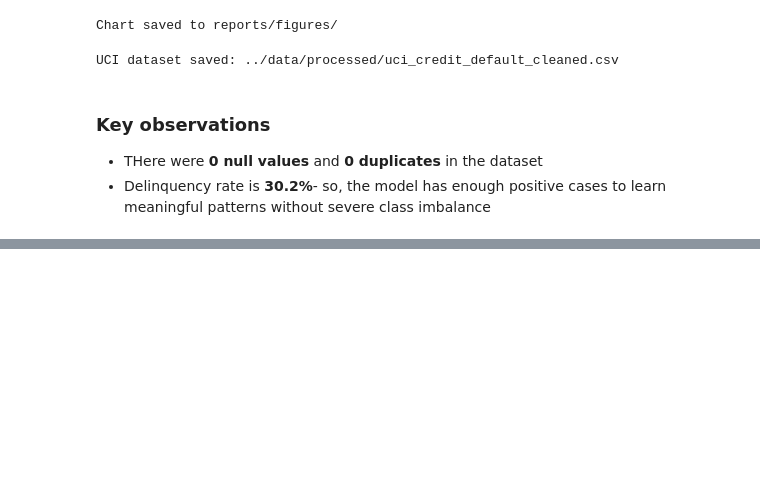
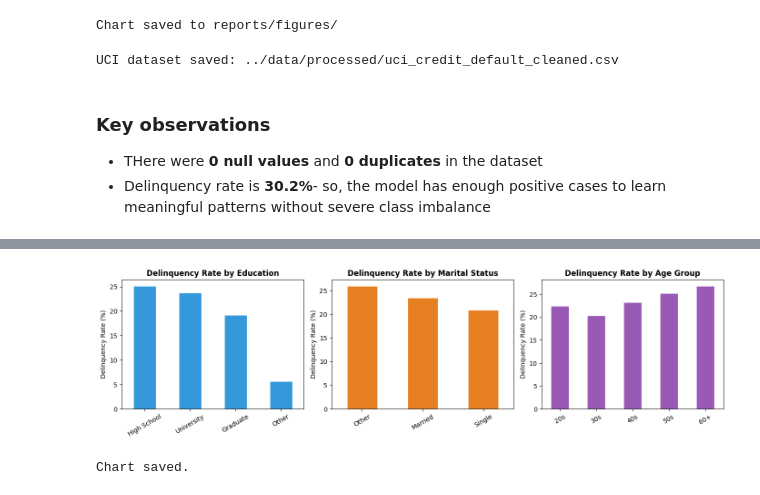
Before and after one commit to msahmed646/fpl-collections-analytics, a Jupyter notebook: Setup_and_Date_Generation.ipynb, the cells around one changed output, grey strips where cells are left out. Cells and saved outputs as stored; diff of their text form; code cells hidden in the pictures; blank space fills up the shorter version.

Commit message:
EDA, Delinquency patterns, correlation heatmap

```diff
--- a/Setup_and_Date_Generation.ipynb
+++ b/Setup_and_Date_Generation.ipynb
@@ -252,3 +252,18 @@ UCI dataset saved: ../data/processed/uci_credit_default_cleaned.csv
 ### Key observations
 - THere were **0 null values** and **0 duplicates** in the dataset
 - Delinquency rate is **30.2%**- so, the model has enough positive cases to learn meaningful patterns without severe class imbalance
+# %%
+import pandas as pd
+import matplotlib.pyplot as plt
+import seaborn as sns
+import os
+
+PROCESSED_DIR = "../data/processed"
+FIGURES_DIR   = "../reports/figures"
+
+# Loading the cleaned UCI dataset
+df = pd.read_csv(os.path.join(PROCESSED_DIR, "uci_credit_default_cleaned.csv"))
+
+print(f"Dataset loaded: {df.shape[0]:,} rows, {df.shape[1]} columns")
+print(f"Delinquency rate: {df['delinquent'].mean()*100:.1f}%")
+df.head()
@@ -254,0 +280,45 @@ UCI dataset saved: ../data/processed/uci_credit_default_cleaned.csv
+# %%
+fig, axes = plt.subplots(1, 3, figsize=(14, 4))
+
+# Plot 1: Delinquency by Education
+edu_map = {1: "Graduate", 2: "University", 3: "High School", 4: "Other"}
+df["education_label"] = df["education"].map(edu_map)
+edu_rate = df.groupby("education_label")["delinquent"].mean() * 100
+edu_rate.sort_values(ascending=False).plot(
+    kind="bar", ax=axes[0], color="#3498db", edgecolor="white"
+)
+axes[0].set_title("Delinquency Rate by Education", fontweight="bold")
+axes[0].set_xlabel("")
+axes[0].set_ylabel("Delinquency Rate (%)")
+axes[0].tick_params(axis="x", rotation=30)
+
+# Plot 2: Delinquency by Marriage Status
+mar_map = {1: "Married", 2: "Single", 3: "Other"}
+df["marriage_label"] = df["marriage"].map(mar_map)
+mar_rate = df.groupby("marriage_label")["delinquent"].mean() * 100
+mar_rate.sort_values(ascending=False).plot(
+    kind="bar", ax=axes[1], color="#e67e22", edgecolor="white"
+)
+axes[1].set_title("Delinquency Rate by Marital Status", fontweight="bold")
+axes[1].set_xlabel("")
+axes[1].set_ylabel("Delinquency Rate (%)")
+axes[1].tick_params(axis="x", rotation=30)
+
+# Plot 3: Delinquency by Age Group
+df["age_group"] = pd.cut(df["age"], bins=[20, 30, 40, 50, 60, 80],
+                          labels=["20s", "30s", "40s", "50s", "60+"])
+age_rate = df.groupby("age_group")["delinquent"].mean() * 100
+age_rate.plot(kind="bar", ax=axes[2], color="#9b59b6", edgecolor="white")
+axes[2].set_title("Delinquency Rate by Age Group", fontweight="bold")
+axes[2].set_xlabel("")
+axes[2].set_ylabel("Delinquency Rate (%)")
+axes[2].tick_params(axis="x", rotation=30)
+
+plt.tight_layout()
+plt.savefig(os.path.join(FIGURES_DIR, "delinquency_by_demographics.png"),
+            dpi=150, bbox_inches="tight")
+plt.show()
+print("Chart saved.")
+# %% [output]
+[figure, added]
+Chart saved.
```
Also changed, not shown: parts of 4 cells of this notebook, 2 other files.
